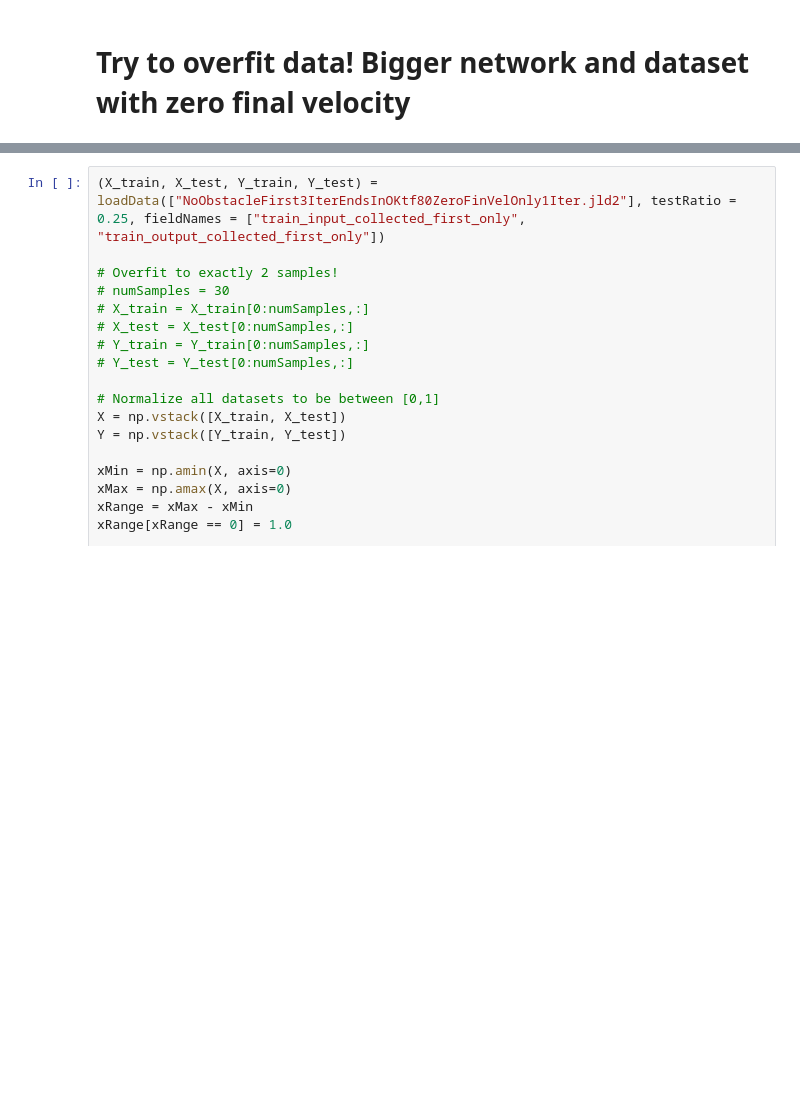
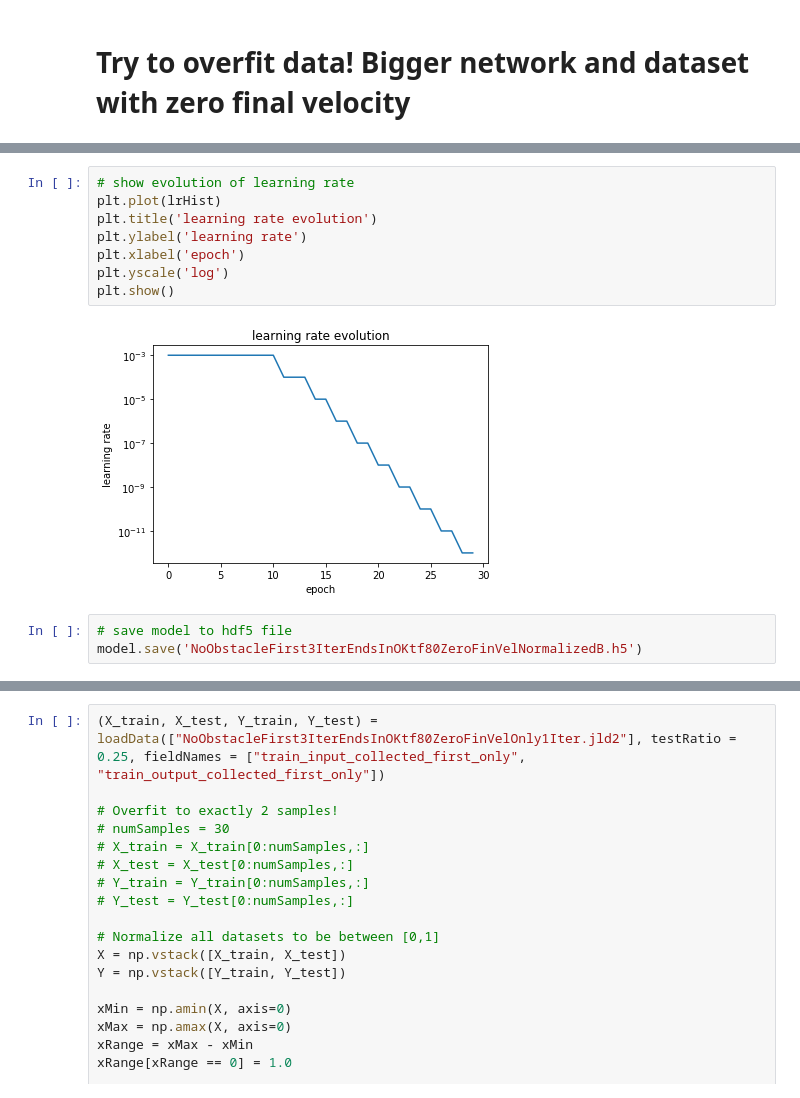
Before and after one commit to somritabanerjee/GuSTO.jl, a Jupyter notebook: examples/try_to_overfit_neural_network.ipynb, the cells around one changed output, grey strips where cells are left out. Drawn from its saved outputs; the diff is of its cells as text; blank space fills up the shorter version.

```diff
--- a/examples/try_to_overfit_neural_network.ipynb
+++ b/examples/try_to_overfit_neural_network.ipynb
@@ -64,0 +164,13 @@ Random i = 260
+# %%
+# show evolution of learning rate
+plt.plot(lrHist)
+plt.title('learning rate evolution')
+plt.ylabel('learning rate')
+plt.xlabel('epoch')
+plt.yscale('log')
+plt.show()
+# %% [output]
+[figure, added]
+# %%
+# save model to hdf5 file
+model.save('NoObstacleFirst3IterEndsInOKtf80ZeroFinVelNormalizedB.h5')
```
Also changed, not shown: parts of 32 cells of this notebook, 6 other files.
